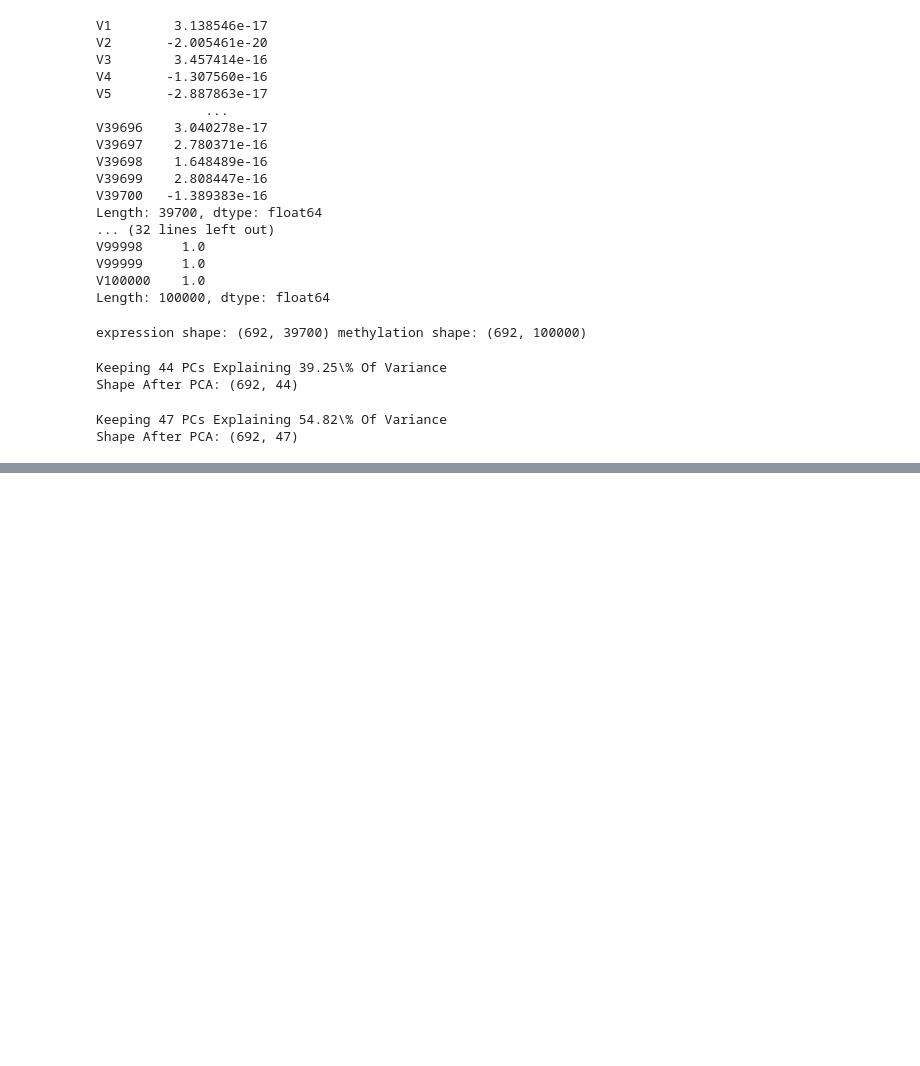
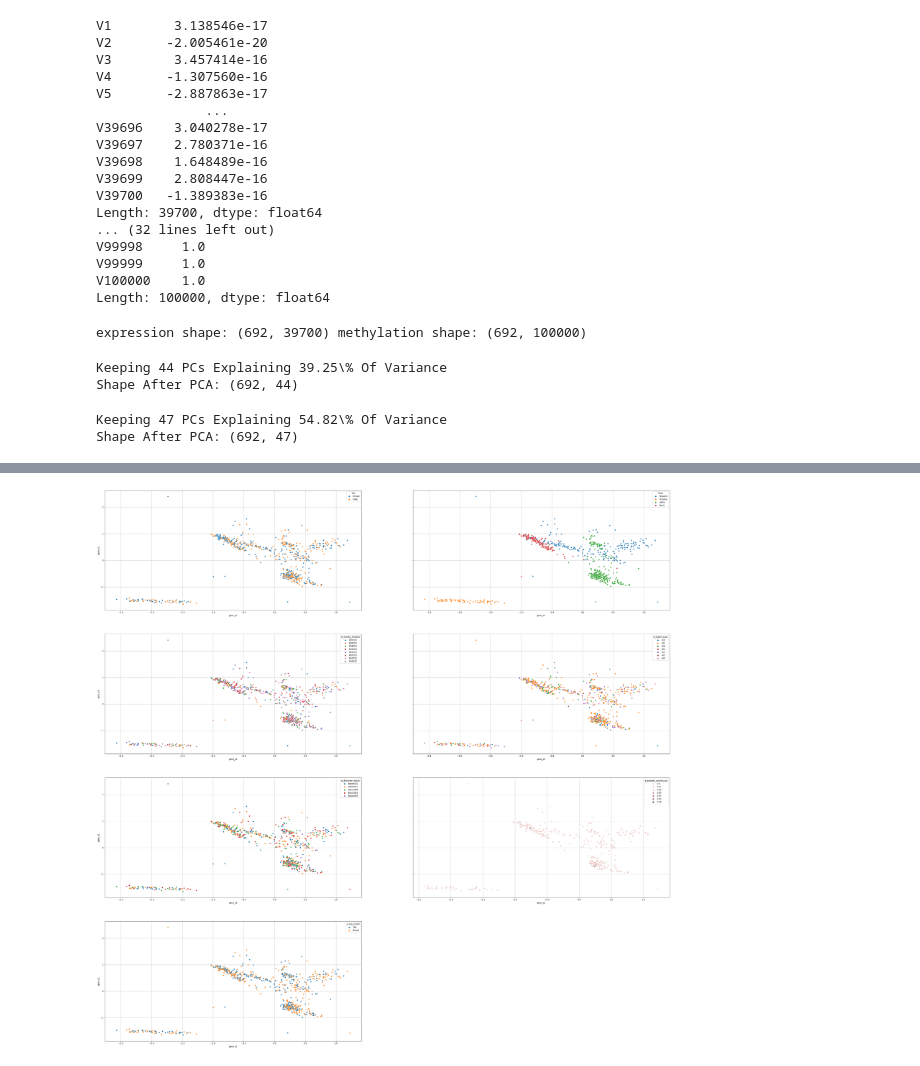
Before and after one commit to collinwa/MCFA, a Jupyter notebook: process_mesa.ipynb, the cells around one changed output, grey strips where cells are left out. Saved outputs shown, nothing was run; the diff lists cells and outputs as text; code cells hidden in the pictures; blank space fills up the shorter version.

```diff
--- a/process_mesa.ipynb
+++ b/process_mesa.ipynb
@@ -241,0 +255,16 @@ ISC: tensor([0.5882, 0.7175, 0.5443, 0.4583])
+# %%
+fig, axes = plt.subplots(4, 2, figsize=(50, 50), sharey=True)
+grid_enabled = True
+if grid_enabled:
+    for row in axes:
+        for ax in row:
+            ax.grid()
+
+for i, col in enumerate(column_list):
+    meta = meta_df[col].unique()
+    sns.scatterplot(data=meta_df[['geno_x1', 'geno_x2', col]], x='geno_x1', y='geno_x2', hue=col, hue_order=meta, legend='full', ax=axes.flat[i])
+
+fig.delaxes(axes.flat[-1])
+plt.show()
+# %% [output]
+[figure, added]
```
Also changed, not shown: parts of 12 cells of this notebook, 2 other files.
